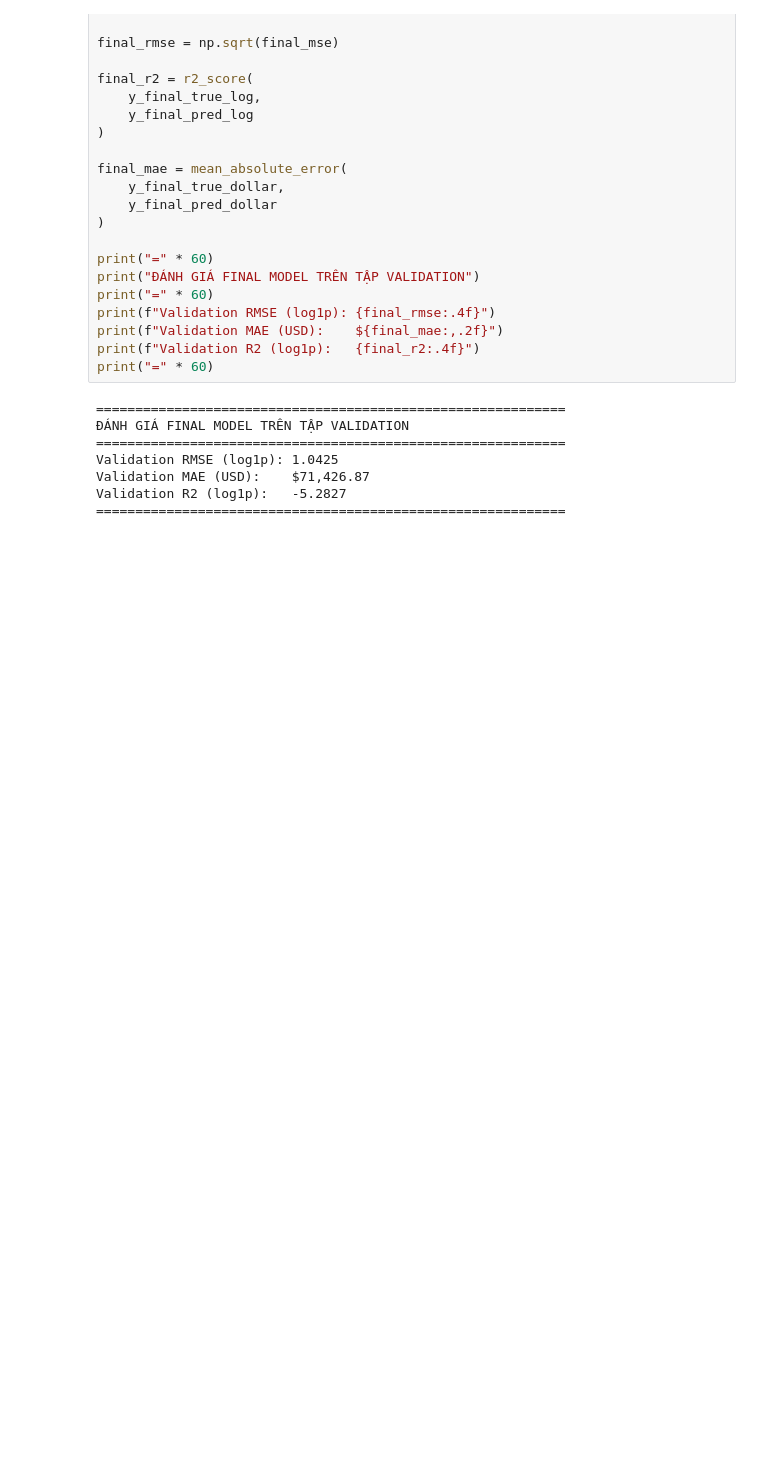
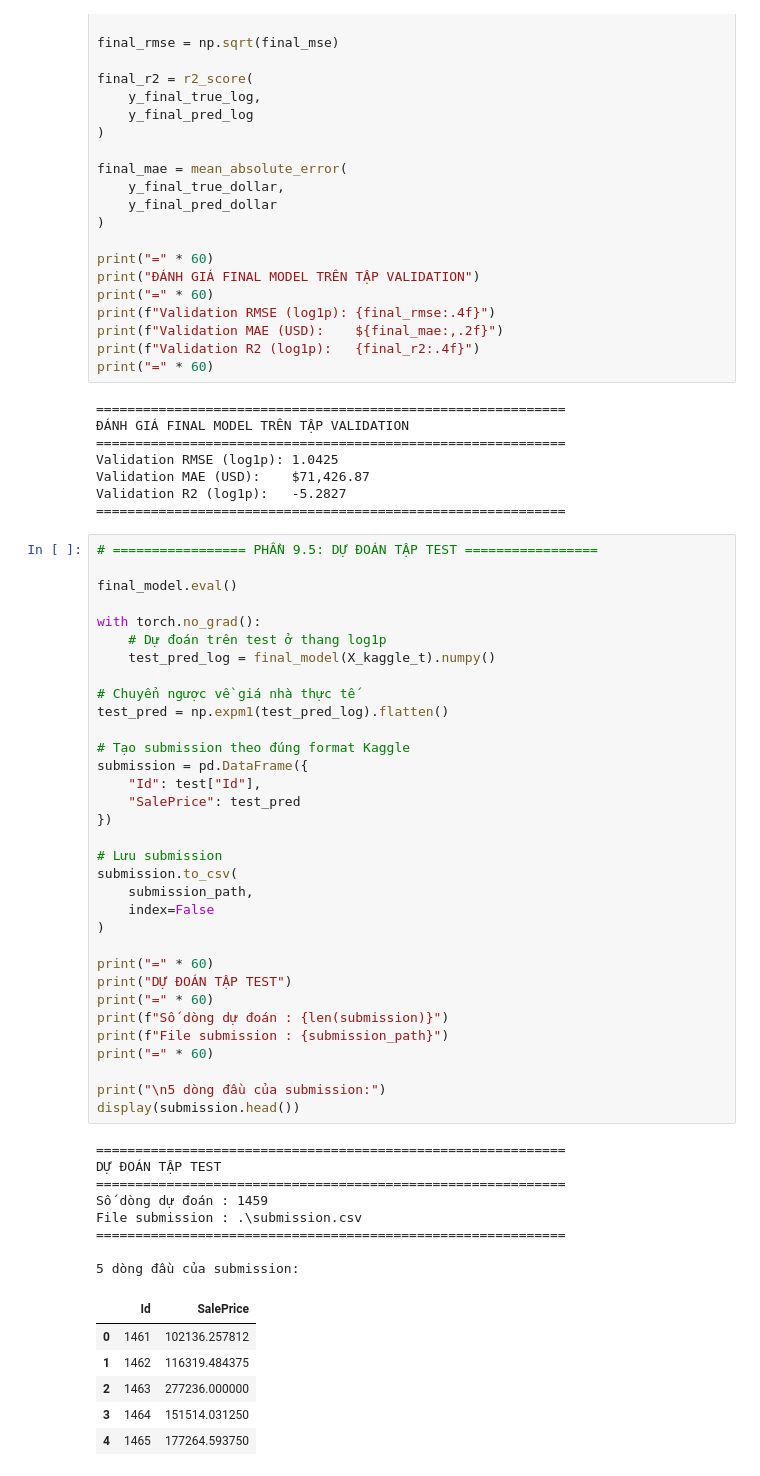
Before and after one commit to SGHPK0905/DeepLearning_3SV_DDU1231, a Jupyter notebook: BaitapNhom/Lab02/experiments/house_mlp_v1/Son_notebook/houve_v2.ipynb, the cells around one changed output. Cells and saved outputs as stored; diff of their text form; blank space fills up the shorter version.

Commit message:
Tuan02/Lab02/9.6 Kiểm tra và hoàn thiện submission

```diff
--- a/BaitapNhom/Lab02/experiments/house_mlp_v1/Son_notebook/houve_v2.ipynb
+++ b/BaitapNhom/Lab02/experiments/house_mlp_v1/Son_notebook/houve_v2.ipynb
@@ -1190,3 +1190,51 @@ Validation RMSE (log1p): 1.0425
 Validation MAE (USD):    $71,426.87
 Validation R2 (log1p):   -5.2827
 ============================================================
+# %%
+# ================= PHẦN 9.5: DỰ ĐOÁN TẬP TEST =================
+
+final_model.eval()
+
+with torch.no_grad():
+    # Dự đoán trên test ở thang log1p
+    test_pred_log = final_model(X_kaggle_t).numpy()
+
+# Chuyển ngược về giá nhà thực tế
+test_pred = np.expm1(test_pred_log).flatten()
+
+# Tạo submission theo đúng format Kaggle
+submission = pd.DataFrame({
+    "Id": test["Id"],
+    "SalePrice": test_pred
+})
+
+# Lưu submission
+submission.to_csv(
+    submission_path,
+    index=False
+)
+
+print("=" * 60)
+print("DỰ ĐOÁN TẬP TEST")
+print("=" * 60)
+print(f"Số dòng dự đoán : {len(submission)}")
+print(f"File submission : {submission_path}")
+print("=" * 60)
+
+print("\n5 dòng đầu của submission:")
+display(submission.head())
+# %% [output]
+============================================================
+DỰ ĐOÁN TẬP TEST
+============================================================
+Số dòng dự đoán : 1459
+File submission : .\submission.csv
+============================================================
+
+5 dòng đầu của submission:
+|  | Id | SalePrice |
+| 0 | 1461 | 102136.257812 |
+| 1 | 1462 | 116319.484375 |
+| 2 | 1463 | 277236.000000 |
+| 3 | 1464 | 151514.031250 |
+| 4 | 1465 | 177264.593750 |
```
Also changed, not shown: parts of 1 cell of this notebook.
